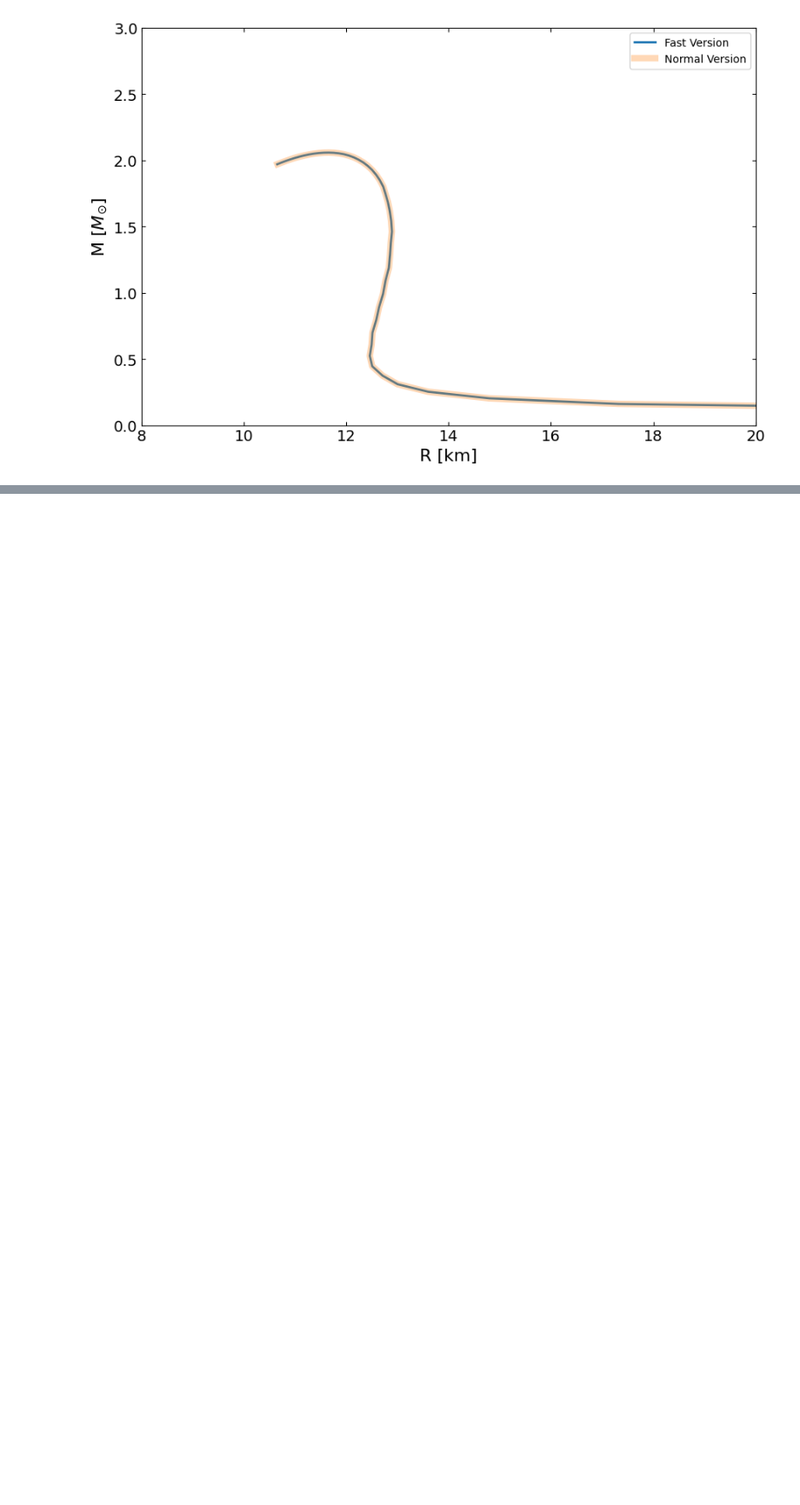
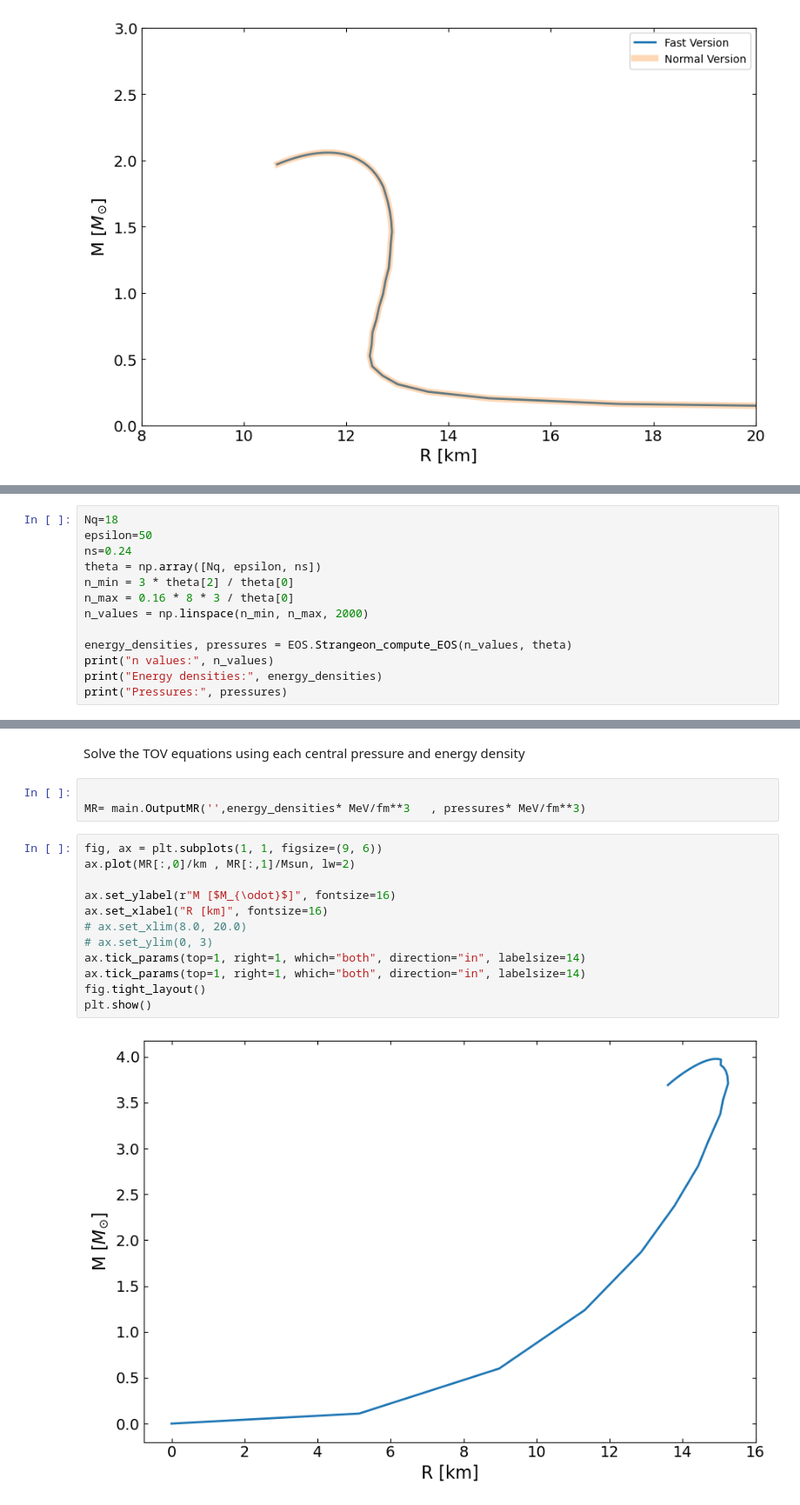
Before and after one commit to ChunHuangPhy/CompactOject, a Jupyter notebook: Test_Case/test_EOSgenerators.ipynb, the cells around one changed output, grey strips where cells are left out. Shown at 87% size. Saved outputs shown, nothing was run; the diff lists cells and outputs as text; blank space fills up the shorter version.

```diff
--- a/Test_Case/test_EOSgenerators.ipynb
+++ b/Test_Case/test_EOSgenerators.ipynb
@@ -200,0 +290,13 @@ plt.show()
+# %%
+Nq=18
+epsilon=50
+ns=0.24
+theta = np.array([Nq, epsilon, ns])
+n_min = 3 * theta[2] / theta[0]
+n_max = 0.16 * 8 * 3 / theta[0]
+n_values = np.linspace(n_min, n_max, 2000)
+
+energy_densities, pressures = EOS.Strangeon_compute_EOS(n_values, theta)
+print("n values:", n_values)
+print("Energy densities:", energy_densities)
+print("Pressures:", pressures)
@@ -200,0 +317,19 @@ plt.show()
+# %% [markdown]
+Solve the TOV equations using each central pressure and energy density
+# %%
+
+MR= main.OutputMR('',energy_densities* MeV/fm**3   , pressures* MeV/fm**3)
+# %%
+fig, ax = plt.subplots(1, 1, figsize=(9, 6))
+ax.plot(MR[:,0]/km , MR[:,1]/Msun, lw=2)
+
+ax.set_ylabel(r"M [$M_{\odot}$]", fontsize=16)
+ax.set_xlabel("R [km]", fontsize=16)
+# ax.set_xlim(8.0, 20.0)
+# ax.set_ylim(0, 3)
+ax.tick_params(top=1, right=1, which="both", direction="in", labelsize=14)
+ax.tick_params(top=1, right=1, which="both", direction="in", labelsize=14)
+fig.tight_layout()
+plt.show()
+# %% [output]
+[figure, added]
```
Also changed, not shown: parts of 32 cells of this notebook.
